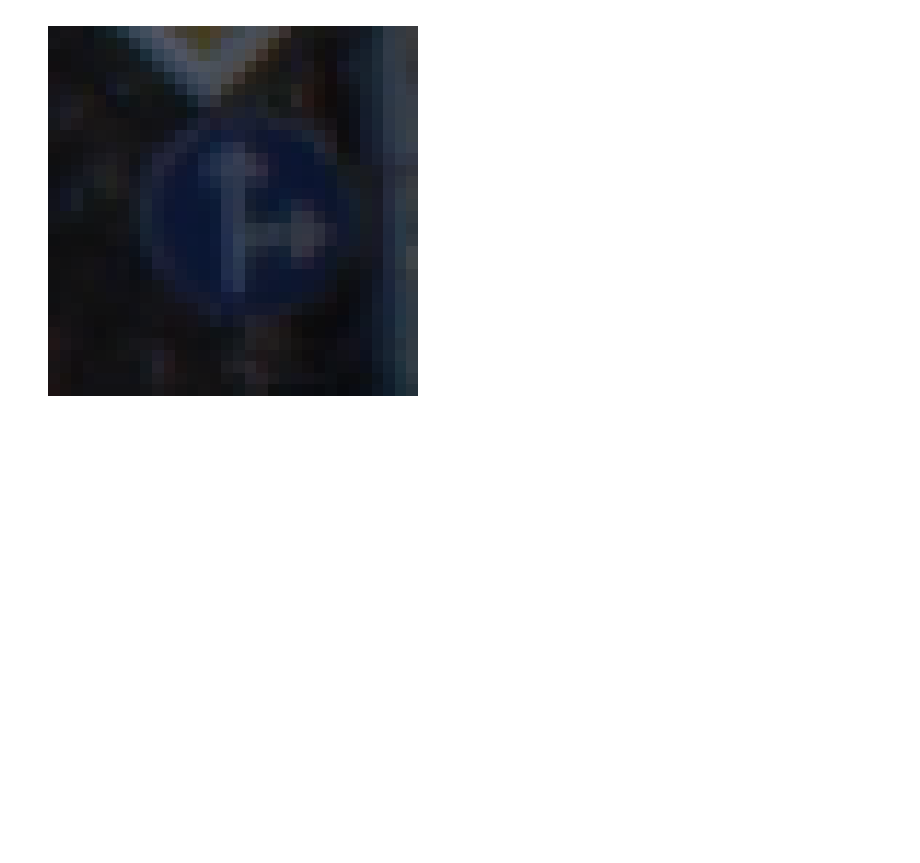
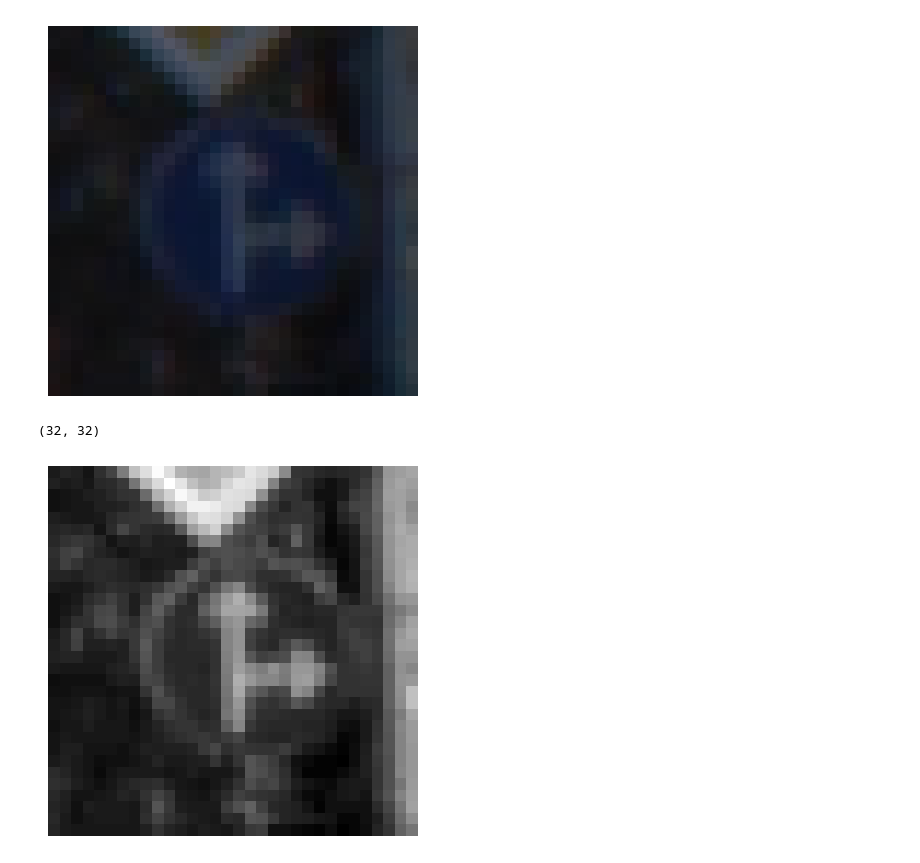
Before and after one commit to jack-yu-matrix/autonomous-driving, a Jupyter notebook: traffic_signs_classification.ipynb, the cells around one changed output. Cells and saved outputs as stored; diff of their text form; code cells hidden in the pictures; blank space fills up the shorter version.

```diff
--- a/traffic_signs_classification.ipynb
+++ b/traffic_signs_classification.ipynb
@@ -111,3 +117,15 @@ def grayscale(img):
 (32, 32, 3)
 36
 [figure]
+# %%
+# preprocess of image to grascale
+def grayscale(img):
+    img = cv2.cvtColor(img, cv2.COLOR_RGB2GRAY)
+    return img
+img = grayscale(X_train[1000])
+plt.imshow(img, cmap='gray')
+plt.axis("off")
+print(img.shape)
+# %% [output]
+(32, 32)
+[figure, added]
```
Also changed, not shown: parts of 20 cells of this notebook.
